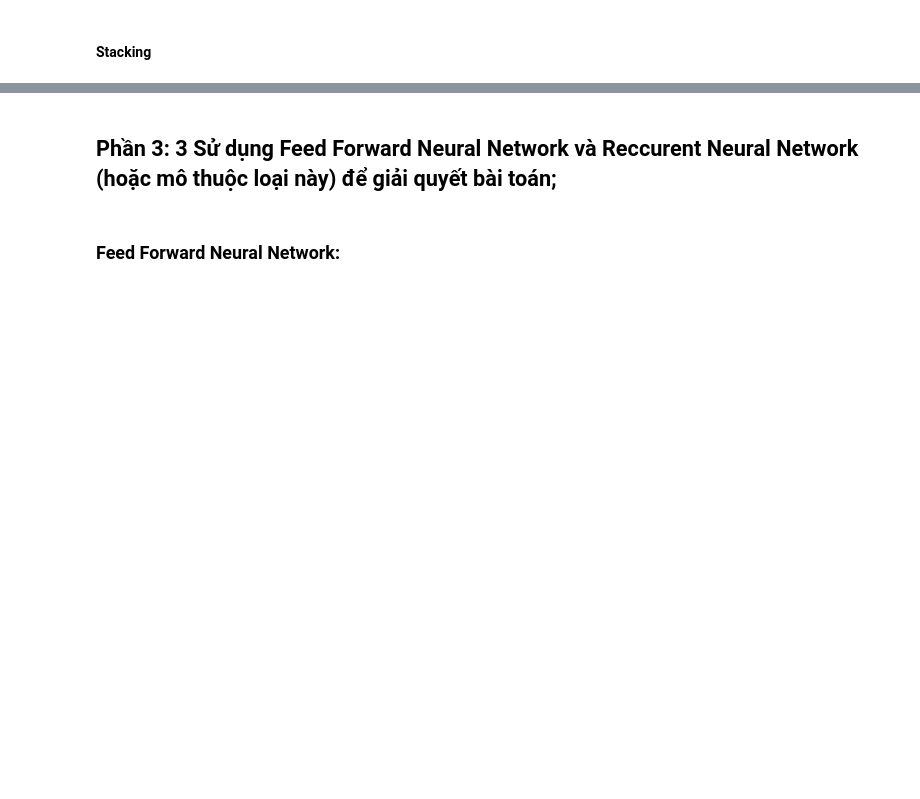
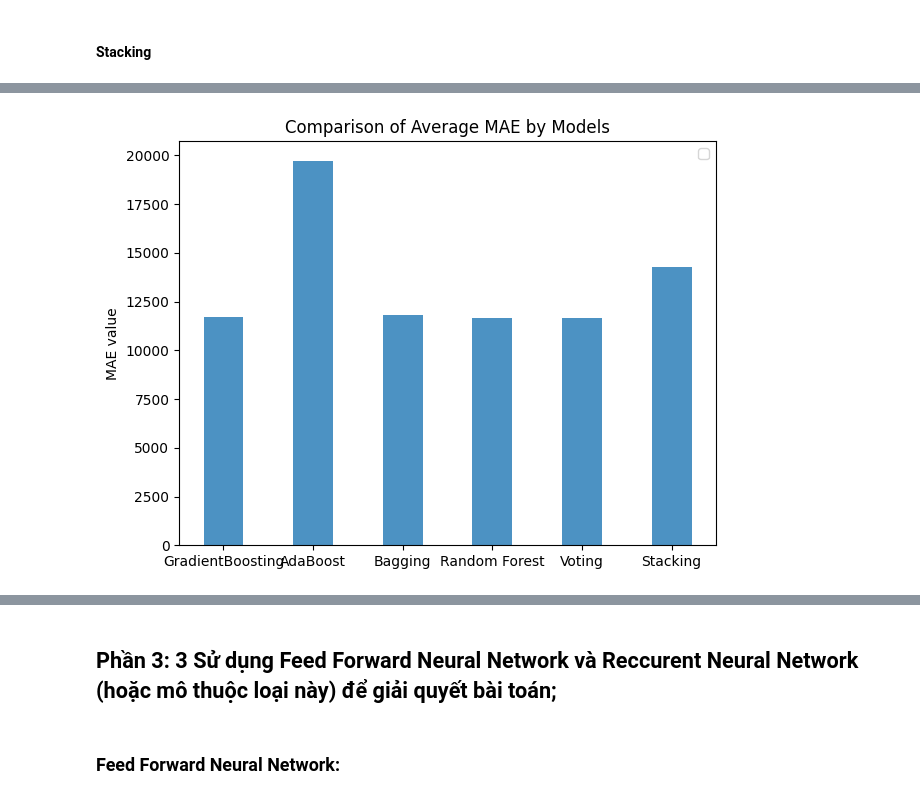
Before and after one commit to trnqbao/machine-learning-final-project, a Jupyter notebook: Ex2.ipynb, the cells around one changed output, grey strips where cells are left out. Drawn from its saved outputs; the diff is of its cells as text; code cells hidden in the pictures; blank space fills up the shorter version.

```diff
--- a/Ex2.ipynb
+++ b/Ex2.ipynb
@@ -495,0 +675,3 @@ Name: Price, Length: 870, dtype: float64
+# %%
+compare_metrics(mae_values, "MAE value", "Comparison of Average MAE by Models")
+# %% [output]
@@ -495,0 +679 @@ Name: Price, Length: 870, dtype: float64
+[figure, added]
```
Also changed, not shown: parts of 17 cells of this notebook.
